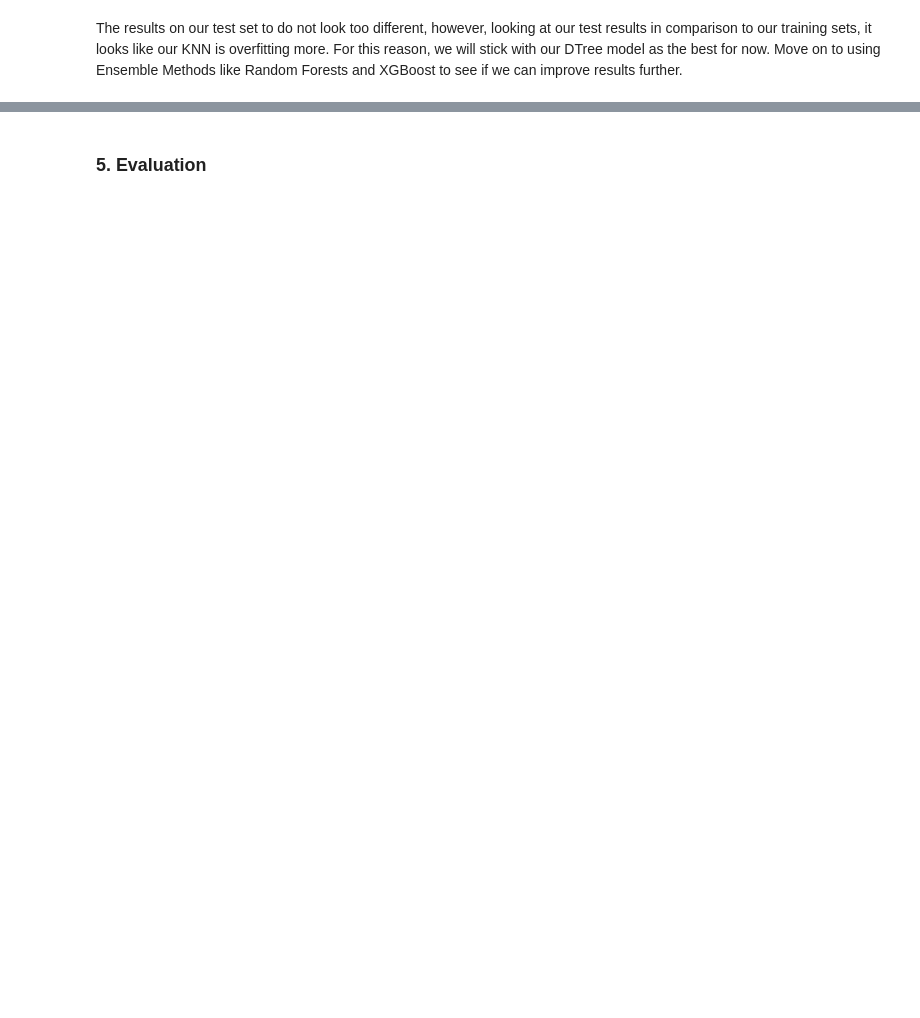
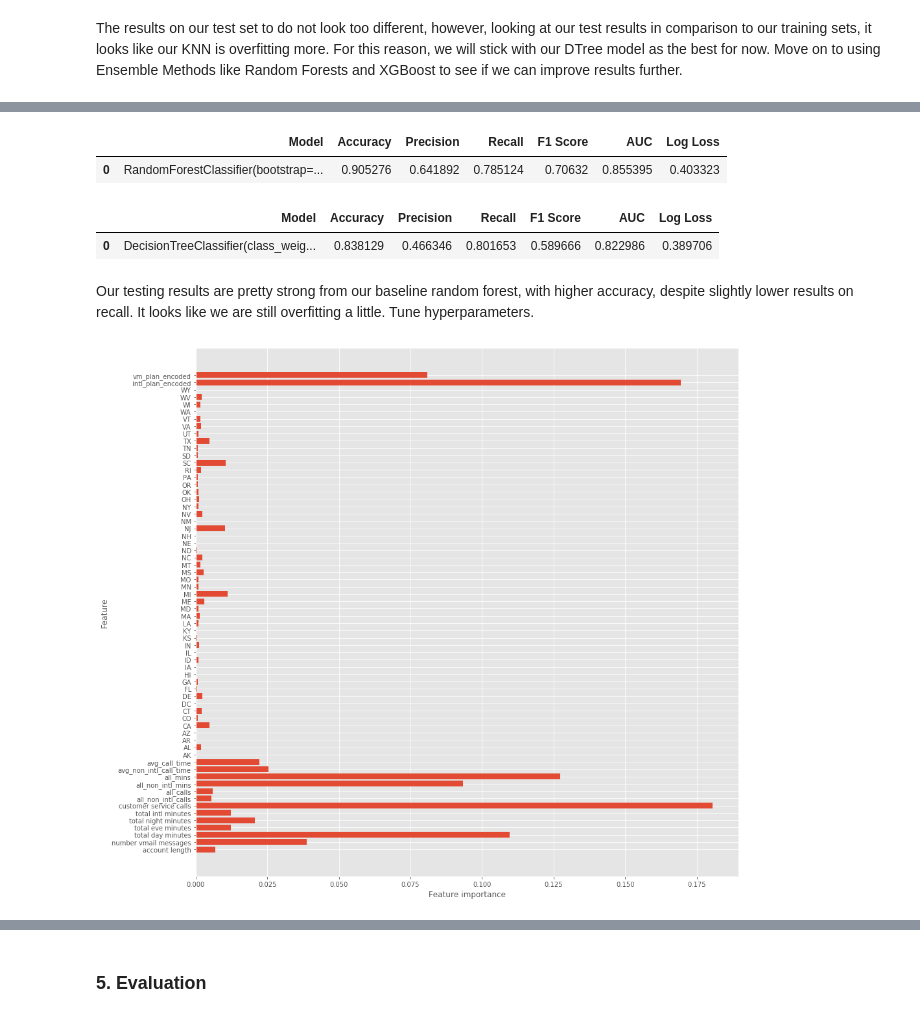
Before and after one commit to akaigraham/Predicting-Customer-Churn, a Jupyter notebook: Untitled.ipynb, the cells around one changed output, grey strips where cells are left out. Drawn from its saved outputs; the diff is of its cells as text; code cells hidden in the pictures; blank space fills up the shorter version.

Commit message:
ran random forest, selected optimal model

```diff
--- a/Untitled.ipynb
+++ b/Untitled.ipynb
@@ -1415,2 +1415,14 @@ best_dt_model_results
 # %% [markdown]
 The results on our test set to do not look too different, however, looking at our test results in comparison to our training sets, it looks like our KNN is overfitting more.  For this reason, we will stick with our DTree model as the best for now.  Move on to using Ensemble Methods like Random Forests and XGBoost to see if we can improve results further.
+# %%
+# Begin training Random Forest Classifier
+from sklearn.ensemble import RandomForestClassifier
+
+# build baseline random forest with max_depth set to 5 and n_estimators set to 100
+baseline_random_forest = RandomForestClassifier(max_depth=5, n_estimators=100)
+baseline_random_forest.fit(X_train_resampled, y_train_resampled)
+baseline_rf_results = print_model_scores(X_train_resampled,
+                                         X_test_final,
+                                         y_train_resampled,
+                                         y_test,
+                                         baseline_random_forest)
@@ -1416,0 +1449,17 @@ The results on our test set to do not look too different, however, looking at ou
+# %%
+# compare with our best single tree results
+baseline_rf_results
+# %% [output]
+|  | Model | Accuracy | Precision | Recall | F1 Score | AUC | Log Loss |
+| 0 | RandomForestClassifier(bootstrap=... | 0.905276 | 0.641892 | 0.785124 | 0.70632 | 0.855395 | 0.403323 |
+# %%
+best_dt_model_results
+# %% [output]
+|  | Model | Accuracy | Precision | Recall | F1 Score | AUC | Log Loss |
+| 0 | DecisionTreeClassifier(class_weig... | 0.838129 | 0.466346 | 0.801653 | 0.589666 | 0.822986 | 0.389706 |
+# %% [markdown]
+Our testing results are pretty strong from our baseline random forest, with higher accuracy, despite slightly lower results on recall.  It looks like we are still overfitting a little.  Tune hyperparameters.
+# %%
+plot_feature_importances(baseline_random_forest, X_train_final, y_train)
+# %% [output]
+[figure, added]
```
Also changed, not shown: parts of 31 cells of this notebook.
